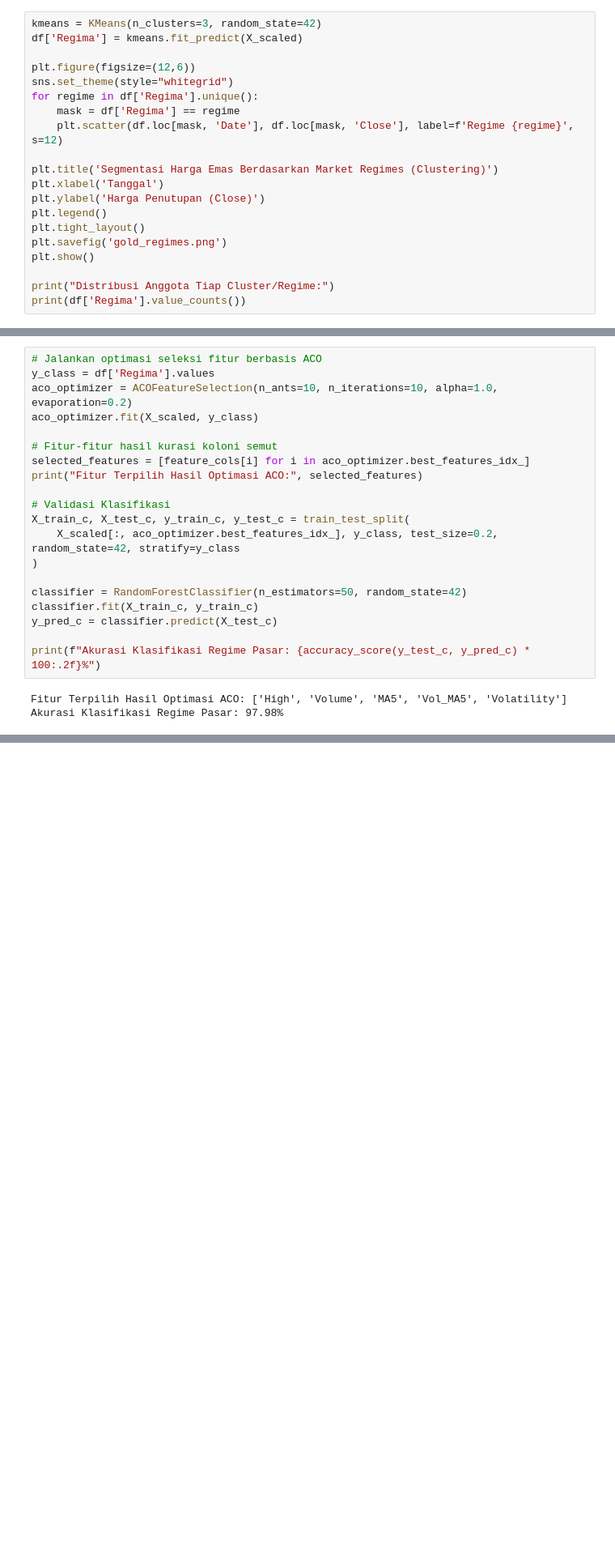
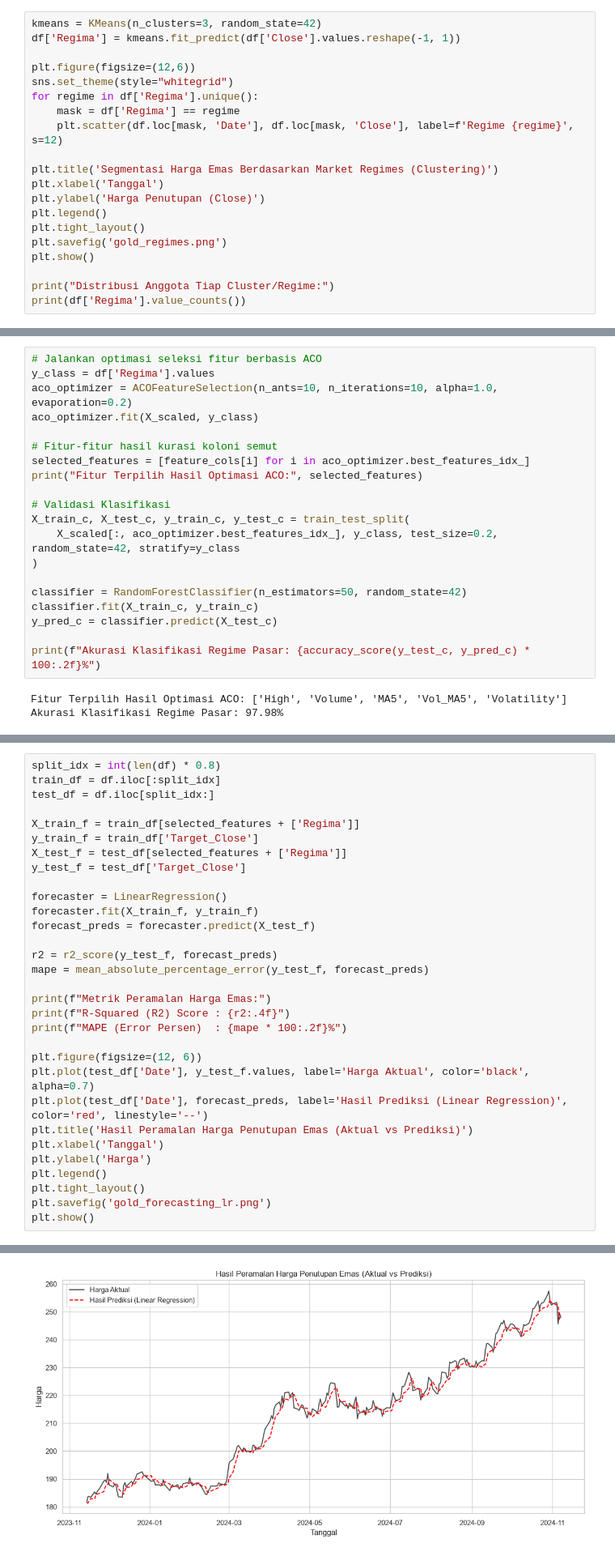
Before and after one commit to yowxy/Final-Project-Artificial-Intelligence-, a Jupyter notebook: index.ipynb, the cells around one changed output, grey strips where cells are left out. Shown at 81% size. Cells and saved outputs as stored; diff of their text form; blank space fills up the shorter version.

Commit message:
feat: add forecasting for gold prices

```diff
--- a/index.ipynb
+++ b/index.ipynb
@@ -138,7 +138,7 @@ Kelas ACO Berhasil Didefinisikan.
 Mengelompokkan kondisi pergerakan harga emas harian ke dalam 3 kelompok market regime utama menggunakan algoritma  K -Means.
 # %%
 kmeans = KMeans(n_clusters=3, random_state=42)
-df['Regima'] = kmeans.fit_predict(X_scaled)
+df['Regima'] = kmeans.fit_predict(df['Close'].values.reshape(-1, 1))
 
 plt.figure(figsize=(12,6))
 sns.set_theme(style="whitegrid")
@@ -192,0 +196,32 @@ Akurasi Klasifikasi Regime Pasar: 97.98%
+# %%
+split_idx = int(len(df) * 0.8)
+train_df = df.iloc[:split_idx]
+test_df = df.iloc[split_idx:]
+
+X_train_f = train_df[selected_features + ['Regima']]
+y_train_f = train_df['Target_Close']
+X_test_f = test_df[selected_features + ['Regima']]
+y_test_f = test_df['Target_Close']
+
+forecaster = LinearRegression()
+forecaster.fit(X_train_f, y_train_f)
+forecast_preds = forecaster.predict(X_test_f)
+
+r2 = r2_score(y_test_f, forecast_preds)
+mape = mean_absolute_percentage_error(y_test_f, forecast_preds)
+
+print(f"Metrik Peramalan Harga Emas:")
+print(f"R-Squared (R2) Score : {r2:.4f}")
+print(f"MAPE (Error Persen)  : {mape * 100:.2f}%")
+
+plt.figure(figsize=(12, 6))
+plt.plot(test_df['Date'], y_test_f.values, label='Harga Aktual', color='black', alpha=0.7)
+plt.plot(test_df['Date'], forecast_preds, label='Hasil Prediksi (Linear Regression)', color='red', linestyle='--')
+plt.title('Hasil Peramalan Harga Penutupan Emas (Aktual vs Prediksi)')
+plt.xlabel('Tanggal')
+plt.ylabel('Harga')
+plt.legend()
+plt.tight_layout()
+plt.savefig('gold_forecasting_lr.png')
+plt.show()
+# %% [output]
@@ -192,0 +231 @@ Akurasi Klasifikasi Regime Pasar: 97.98%
+[figure, added]
```
Also changed, not shown: parts of 2 cells of this notebook, 1 other file.
